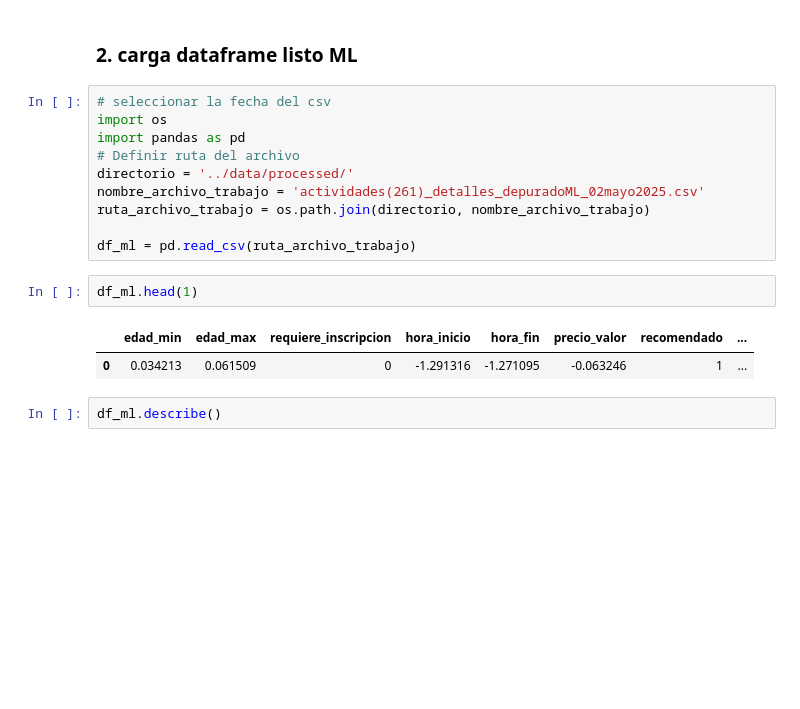
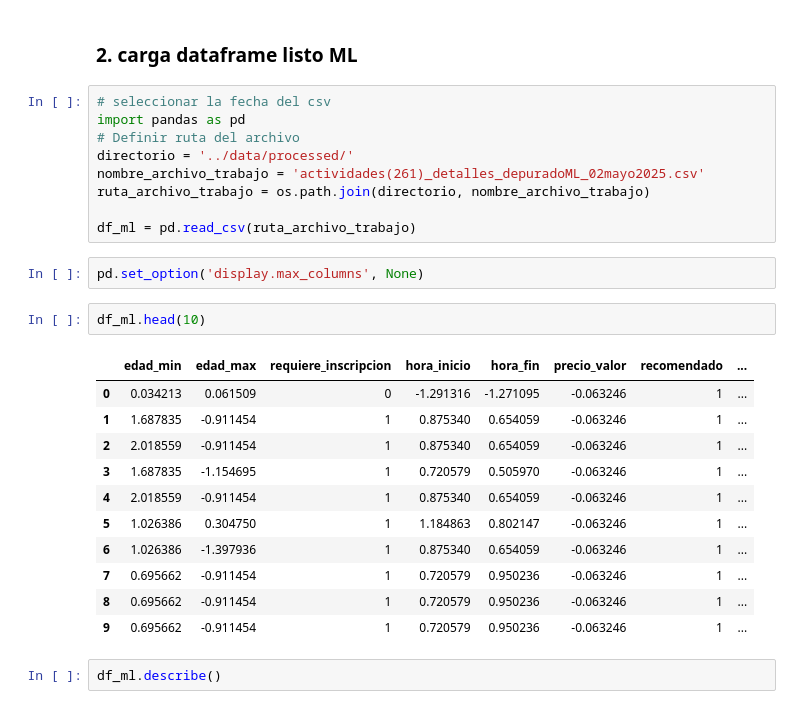
Before and after one commit to abdonrb/desafio_tripulaciones, a Jupyter notebook: notebooks/06_ModeloML_RecomencionActividades_KNN_agv.ipynb, the cells around one changed output. Cells and saved outputs as stored; diff of their text form; blank space fills up the shorter version.

```diff
--- a/notebooks/06_ModeloML_RecomencionActividades_KNN_agv.ipynb
+++ b/notebooks/06_ModeloML_RecomencionActividades_KNN_agv.ipynb
@@ -44,7 +44,6 @@ df_original.head(1)
 ### 2. carga dataframe listo ML
 # %%
 # seleccionar la fecha del csv
-import os
 import pandas as pd
 # Definir ruta del archivo
 directorio = '../data/processed/'
@@ -52,11 +51,22 @@ nombre_archivo_trabajo = 'actividades(261)_detalles_depuradoML_02mayo2025.csv'
 ruta_archivo_trabajo = os.path.join(directorio, nombre_archivo_trabajo)
 
 df_ml = pd.read_csv(ruta_archivo_trabajo)
+# %%
+pd.set_option('display.max_columns', None)
 # %%
-df_ml.head(1)
+df_ml.head(10)
 # %% [output]
 |  | edad_min | edad_max | requiere_inscripcion | hora_inicio | hora_fin | precio_valor | recomendado | ... |
 | 0 | 0.034213 | 0.061509 | 0 | -1.291316 | -1.271095 | -0.063246 | 1 | ... |
+| 1 | 1.687835 | -0.911454 | 1 | 0.875340 | 0.654059 | -0.063246 | 1 | ... |
+| 2 | 2.018559 | -0.911454 | 1 | 0.875340 | 0.654059 | -0.063246 | 1 | ... |
+| 3 | 1.687835 | -1.154695 | 1 | 0.720579 | 0.505970 | -0.063246 | 1 | ... |
+| 4 | 2.018559 | -0.911454 | 1 | 0.875340 | 0.654059 | -0.063246 | 1 | ... |
+| 5 | 1.026386 | 0.304750 | 1 | 1.184863 | 0.802147 | -0.063246 | 1 | ... |
+| 6 | 1.026386 | -1.397936 | 1 | 0.875340 | 0.654059 | -0.063246 | 1 | ... |
+| 7 | 0.695662 | -0.911454 | 1 | 0.720579 | 0.950236 | -0.063246 | 1 | ... |
+| 8 | 0.695662 | -0.911454 | 1 | 0.720579 | 0.950236 | -0.063246 | 1 | ... |
+| 9 | 0.695662 | -0.911454 | 1 | 0.720579 | 0.950236 | -0.063246 | 1 | ... |
 # %%
 df_ml.describe()
 # %% [output]
```
Also changed, not shown: parts of 36 cells of this notebook, 1 other file.
